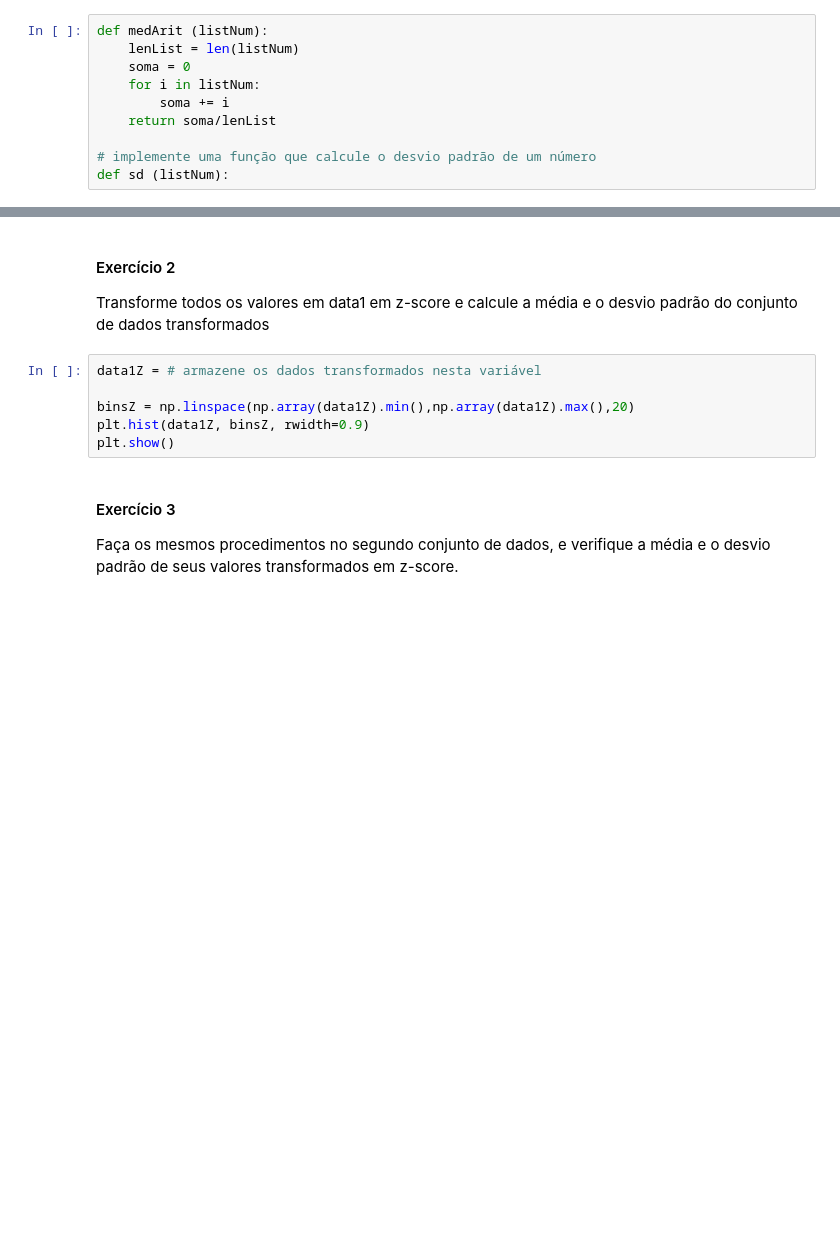
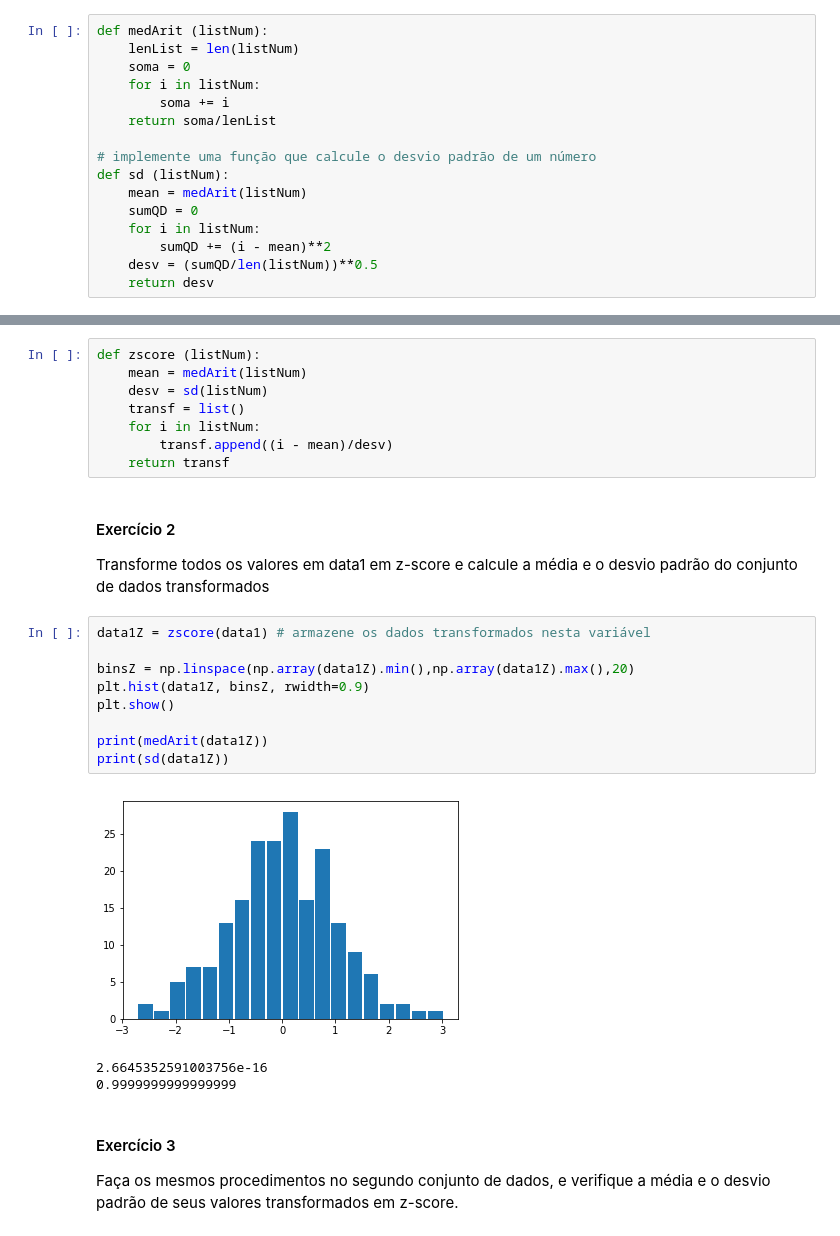
Before and after one commit to tetsufmbio/IMD0033, a Jupyter notebook: aula07/aula07-EstatisticaDescritivaIV.ipynb, the cells around one changed output, grey strips where cells are left out. Drawn from its saved outputs; the diff is of its cells as text; blank space fills up the shorter version.

```diff
--- a/aula07/aula07-EstatisticaDescritivaIV.ipynb
+++ b/aula07/aula07-EstatisticaDescritivaIV.ipynb
@@ -17,6 +17,12 @@ def medArit (listNum):
 
 # implemente uma função que calcule o desvio padrão de um número
 def sd (listNum):
+    mean = medArit(listNum)
+    sumQD = 0
+    for i in listNum:
+        sumQD += (i - mean)**2
+    desv = (sumQD/len(listNum))**0.5
+    return desv
 # %% [markdown]
 Abaixo encontra-se o primeiro conjunto de dados mostrado no slide da aula.
 # %%
@@ -35,12 +41,27 @@ def zscore (listNum):
+# %%
+def zscore (listNum):
+    mean = medArit(listNum)
+    desv = sd(listNum)
+    transf = list()
+    for i in listNum:
+        transf.append((i - mean)/desv)
+    return transf
 # %% [markdown]
 #### Exercício 2
 Transforme todos os valores em data1 em z-score e calcule a média e o desvio padrão do conjunto de dados transformados
 # %%
-data1Z = # armazene os dados transformados nesta variável
+data1Z = zscore(data1) # armazene os dados transformados nesta variável
 
 binsZ = np.linspace(np.array(data1Z).min(),np.array(data1Z).max(),20)
 plt.hist(data1Z, binsZ, rwidth=0.9)
 plt.show()
+
+print(medArit(data1Z))
+print(sd(data1Z))
+# %% [output]
+[figure, added]
+2.6645352591003756e-16
+0.9999999999999999
 # %% [markdown]
 #### Exercício 3
 
```
Also changed, not shown: parts of 9 cells of this notebook, 7 other files.
